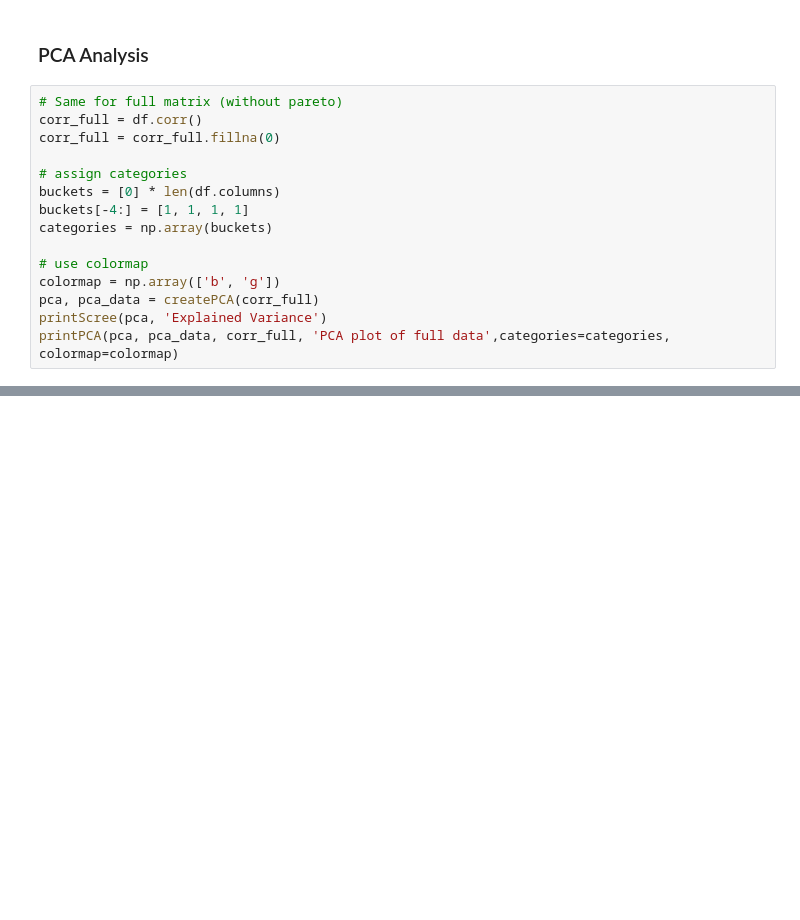
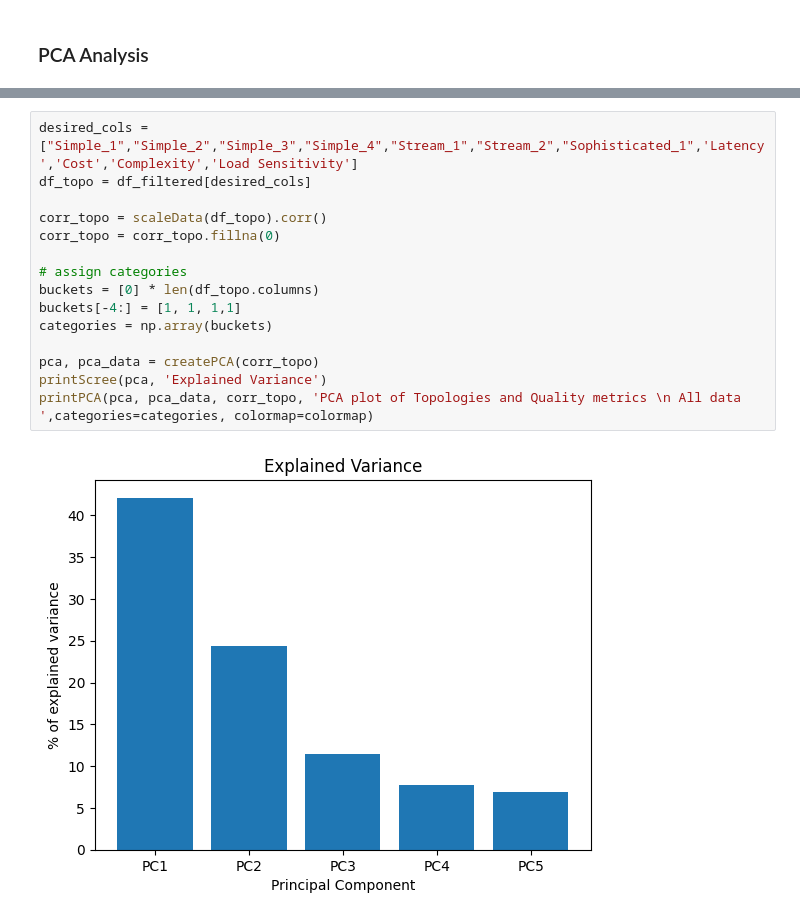
Before and after one commit to karloq/architectural-tradeoff-analysis, a Jupyter notebook: Analysis/PCA_analysis.ipynb, the cells around one changed output, grey strips where cells are left out. Drawn from its saved outputs; the diff is of its cells as text; blank space fills up the shorter version.

```diff
--- a/Analysis/PCA_analysis.ipynb
+++ b/Analysis/PCA_analysis.ipynb
@@ -144,17 +161,2 @@ Topology
 # %% [markdown]
 ### PCA Analysis
-# %%
-# Same for full matrix (without pareto)
-corr_full = df.corr()
-corr_full = corr_full.fillna(0)
-
-# assign categories
-buckets = [0] * len(df.columns)
-buckets[-4:] = [1, 1, 1, 1]
-categories = np.array(buckets)
-
-# use colormap
-colormap = np.array(['b', 'g'])
-pca, pca_data = createPCA(corr_full)
-printScree(pca, 'Explained Variance')
-printPCA(pca, pca_data, corr_full, 'PCA plot of full data',categories=categories, colormap=colormap)
@@ -181,0 +181,17 @@ printPCA(pca, pca_data, corr_topo, 'PCA plot of Topologies and Quality metrics',
+# %%
+desired_cols = ["Simple_1","Simple_2","Simple_3","Simple_4","Stream_1","Stream_2","Sophisticated_1",'Latency','Cost','Complexity','Load Sensitivity']
+df_topo = df_filtered[desired_cols]
+
+corr_topo = scaleData(df_topo).corr()
+corr_topo = corr_topo.fillna(0)
+
+# assign categories
+buckets = [0] * len(df_topo.columns)
+buckets[-4:] = [1, 1, 1,1]
+categories = np.array(buckets)
+
+pca, pca_data = createPCA(corr_topo)
+printScree(pca, 'Explained Variance')
+printPCA(pca, pca_data, corr_topo, 'PCA plot of Topologies and Quality metrics \n All data ',categories=categories, colormap=colormap)
+# %% [output]
+[figure, added]
```
Also changed, not shown: parts of 14 cells of this notebook, 3 other files.
